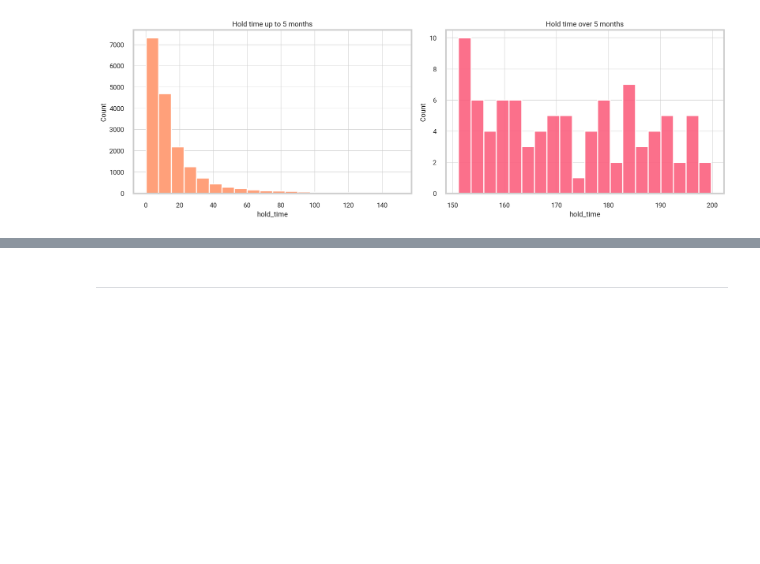
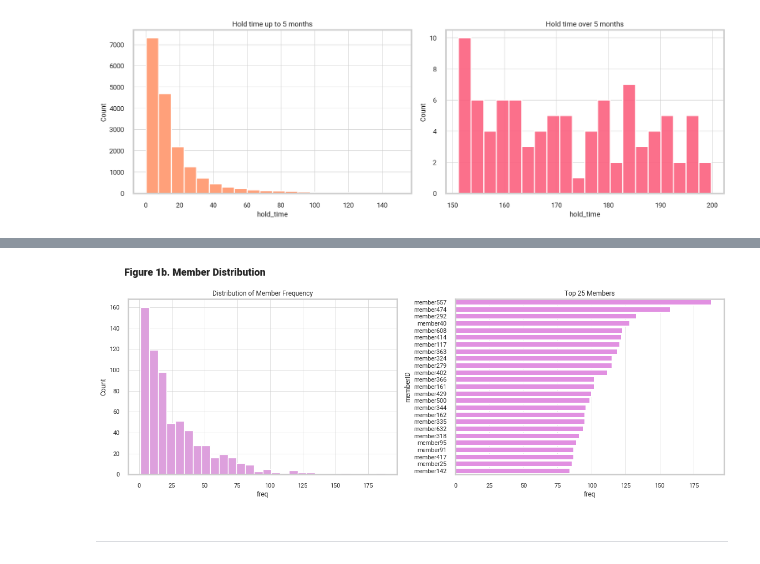
Before and after one commit to aishwarya-singh25/puzzle-scheduling, a Jupyter notebook: eda.ipynb, the cells around one changed output, grey strips where cells are left out. Drawn from its saved outputs; the diff is of its cells as text; code cells hidden in the pictures; blank space fills up the shorter version.

Commit message:
Add member id distribution plot

```diff
--- a/eda.ipynb
+++ b/eda.ipynb
@@ -74,3 +63,16 @@ plt.show()
+# %%
+fig, axs = plt.subplots(1, 2, figsize=(16, 6))
+fig.suptitle("Figure 1b. Member Distribution", weight='heavy',y =0.99, x=0.16).set_fontsize('18')
+
+sns.histplot(data=df2, x="freq", color="plum", alpha = 1.0, ax=axs[0])
+axs[0].set_title("Distribution of Member Frequency")
+sns.barplot(y="memberID",x="freq", data= df2.head(25), alpha = 1.0,color="violet", ax=axs[1])
+axs[1].set_title("Top 25 Members")
+fig.tight_layout()
+#plt.savefig("static/member_freq_dist.png", format="png", dpi=1200)
+plt.show()
+# %% [output]
+[figure, added]
 # %% [markdown]
 -------------------------------------------
 # %% [markdown]
```
Also changed, not shown: parts of 3 cells of this notebook, 1 other file.
